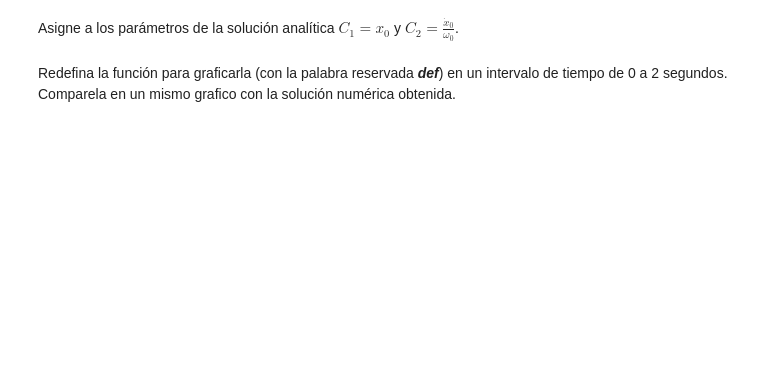
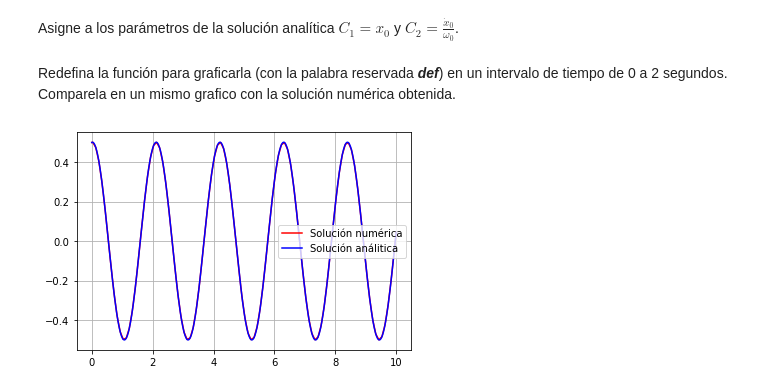
Before and after one commit to ingdanielgutierrez/Rep-personal, a Jupyter notebook: A05 Ecuaciones diferenciales.ipynb, the cells around one changed output. Drawn from its saved outputs; the diff is of its cells as text; code cells hidden in the pictures; blank space fills up the shorter version.

```diff
--- a/A05 Ecuaciones diferenciales.ipynb
+++ b/A05 Ecuaciones diferenciales.ipynb
@@ -52,2 +75,14 @@ Asigne a los parámetros de la solución analítica $C_1=x_0$ y $C_2=\frac{\dot{
 # %% [markdown]
 Redefina la función para graficarla (con la palabra reservada ***def***) en un intervalo de tiempo de 0 a 2 segundos. Comparela en un mismo grafico con la solución numérica obtenida.
+# %%
+plt.figure()
+plt.plot(sol_x.t, sol_x.y[0, :], 'r', label='Solución numérica')
+
+t = np.linspace(0, 10, 1000)
+posA = fxa(t, w0, x0, dx0)
+plt.plot(t, posA, 'b', label='Solución análitica')
+
+plt.legend(loc='best')
+plt.grid()
+# %% [output]
+[figure, added]
```
Also changed, not shown: parts of 4 cells of this notebook.
